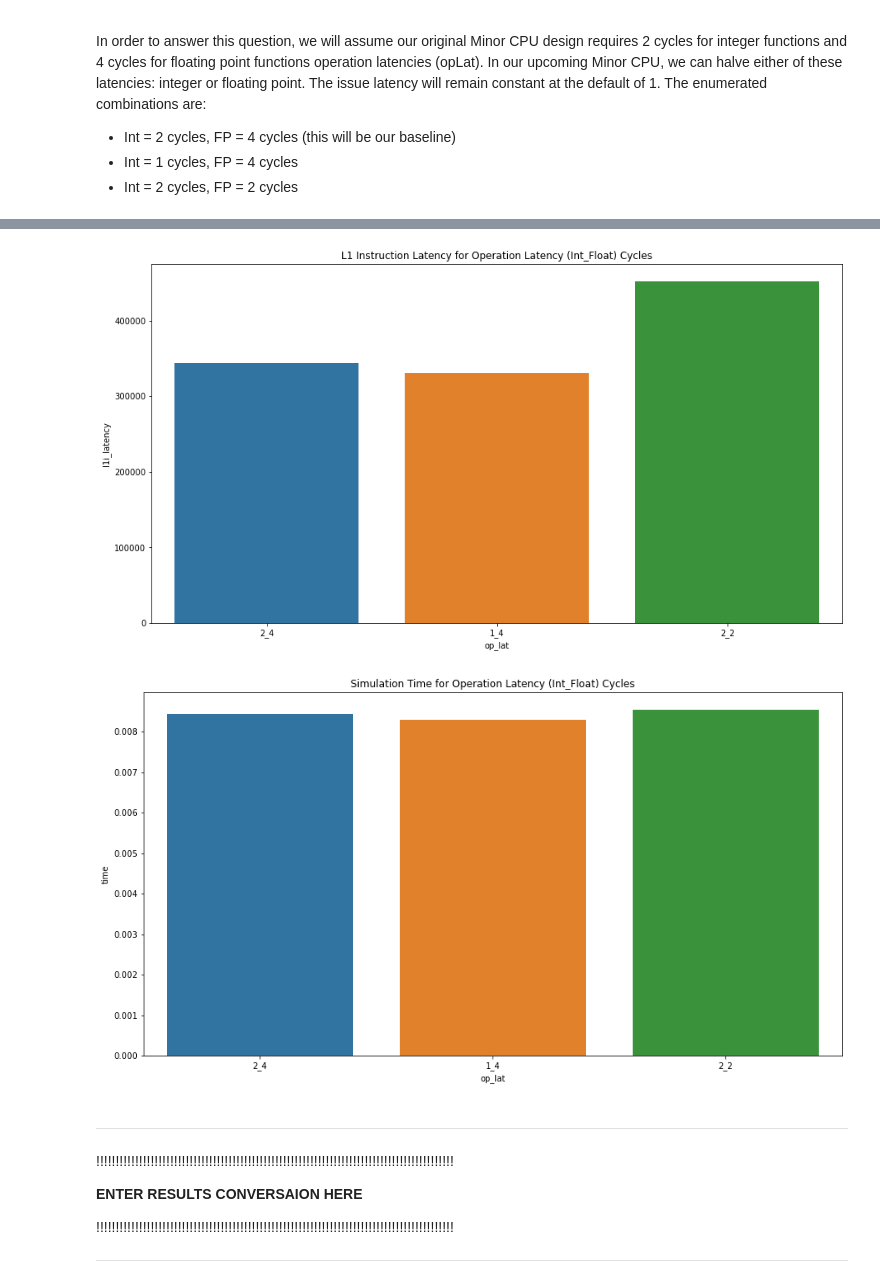
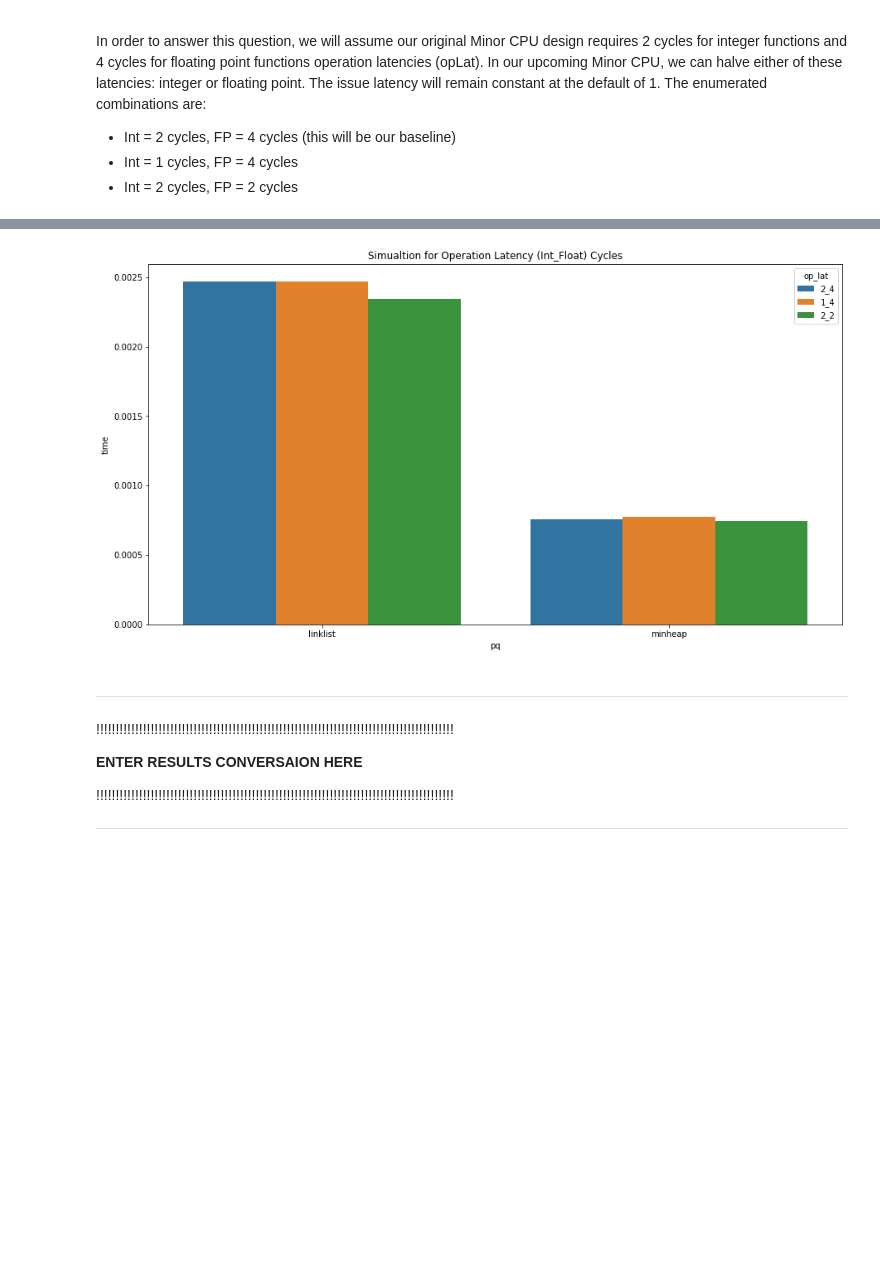
Before and after one commit to c14kevincardenas/cs5200-project2, a Jupyter notebook: report.ipynb, the cells around one changed output, grey strips where cells are left out. Drawn from its saved outputs; the diff is of its cells as text; code cells hidden in the pictures; blank space fills up the shorter version.

```diff
--- a/report.ipynb
+++ b/report.ipynb
@@ -168,14 +169,10 @@ q4
 # %%
 q4 = df.loc[df.part == 'p4']
-sns.barplot(data=q4.loc[q4.pq=='linklist'], x='op_lat', y='l1i_latency')
-plt.title("L1 Instruction Latency for Operation Latency (Int_Float) Cycles")
+sns.barplot(data=q4, x='pq', y='time', hue='op_lat')
+plt.title("Simualtion for Operation Latency (Int_Float) Cycles")
 plt.show()
-sns.barplot(data=q4.loc[q4.pq=='minheap'], x='op_lat', y='time')
-plt.title("Simulation Time for Operation Latency (Int_Float) Cycles")
-plt.show()
 # %% [output]
-[figure, old version]
+[figure, new version]
-[figure, removed]
 # %% [markdown]
 *******************************************************************************************
 !!!!!!!!!!!!!!!!!!!!!!!!!!!!!!!!!!!!!!!!!!!!!!!!!!!!!!!!!!!!!!!!!!!!!!!!!!!!!!!!!!!!!!!!!!!!
```
Also changed, not shown: parts of 5 cells of this notebook, 2 other files.
